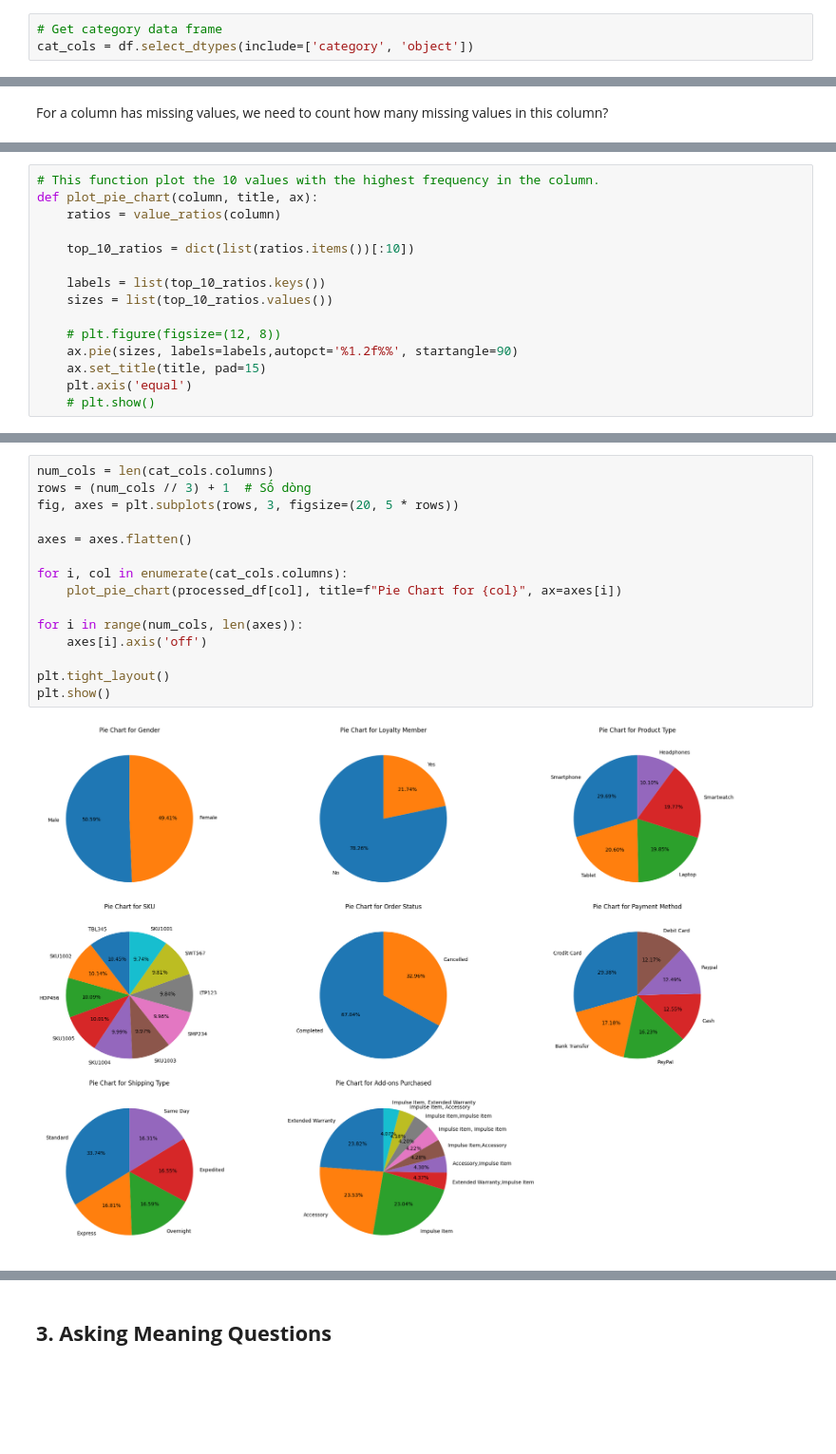
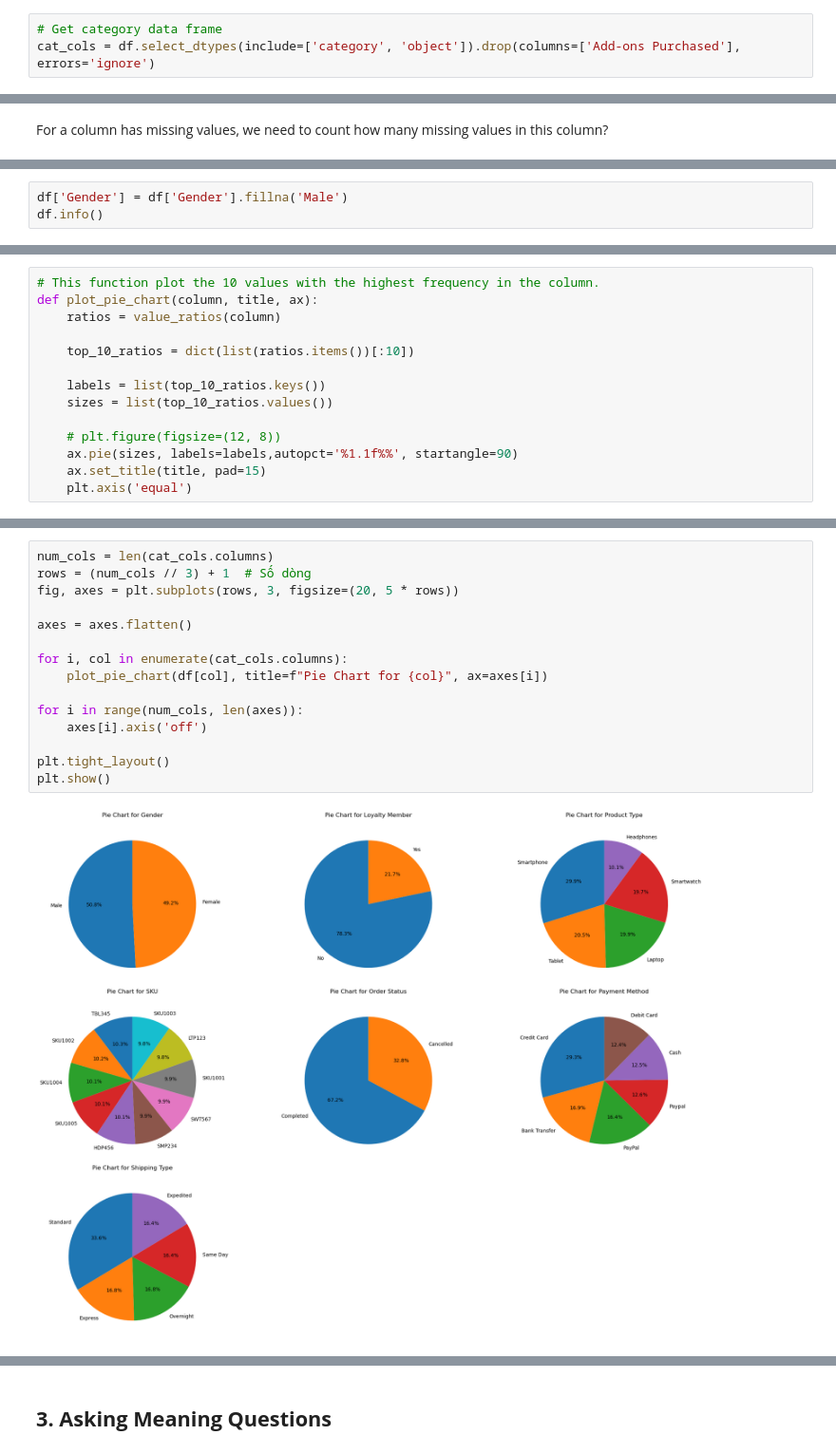
Before and after one commit to LtnLinh/CSC17104-Programming-for-Data-Science, a Jupyter notebook: Notebook.ipynb, the cells around one changed output, grey strips where cells are left out. Shown at 95% size. Cells and saved outputs as stored; diff of their text form; blank space fills up the shorter version.

```diff
--- a/Notebook.ipynb
+++ b/Notebook.ipynb
@@ -298,7 +308,7 @@ In this part, for each category column, we will calculate:
 **Calculation**
 # %%
 # Get category data frame
-cat_cols = df.select_dtypes(include=['category', 'object'])
+cat_cols = df.select_dtypes(include=['category', 'object']).drop(columns=['Add-ons Purchased'], errors='ignore')
 # %%
 def missing_ratio(series):
     return series.isna().sum() / len(series) * 100
@@ -408,0 +384,3 @@ memory usage: 1.3+ MB
+# %%
+df['Gender'] = df['Gender'].fillna('Male')
+df.info()
@@ -417,7 +413,6 @@ def plot_pie_chart(column, title, ax):
     sizes = list(top_10_ratios.values())
 
     # plt.figure(figsize=(12, 8))
-    ax.pie(sizes, labels=labels,autopct='%1.2f%%', startangle=90)
+    ax.pie(sizes, labels=labels,autopct='%1.1f%%', startangle=90)
     ax.set_title(title, pad=15)
     plt.axis('equal')
-    # plt.show()
@@ -427,17 +419,17 @@ def plot_pie_chart(column, title, ax):
 # %%
 num_cols = len(cat_cols.columns)
 rows = (num_cols // 3) + 1  # Số dòng
 fig, axes = plt.subplots(rows, 3, figsize=(20, 5 * rows))
 
 axes = axes.flatten()
 
 for i, col in enumerate(cat_cols.columns):
-    plot_pie_chart(processed_df[col], title=f"Pie Chart for {col}", ax=axes[i])
+    plot_pie_chart(df[col], title=f"Pie Chart for {col}", ax=axes[i])
 
 for i in range(num_cols, len(axes)):
     axes[i].axis('off')
 
 plt.tight_layout()
 plt.show()
 # %% [output]
-[figure, old version]
+[figure, new version]
```
Also changed, not shown: parts of 44 cells of this notebook.
